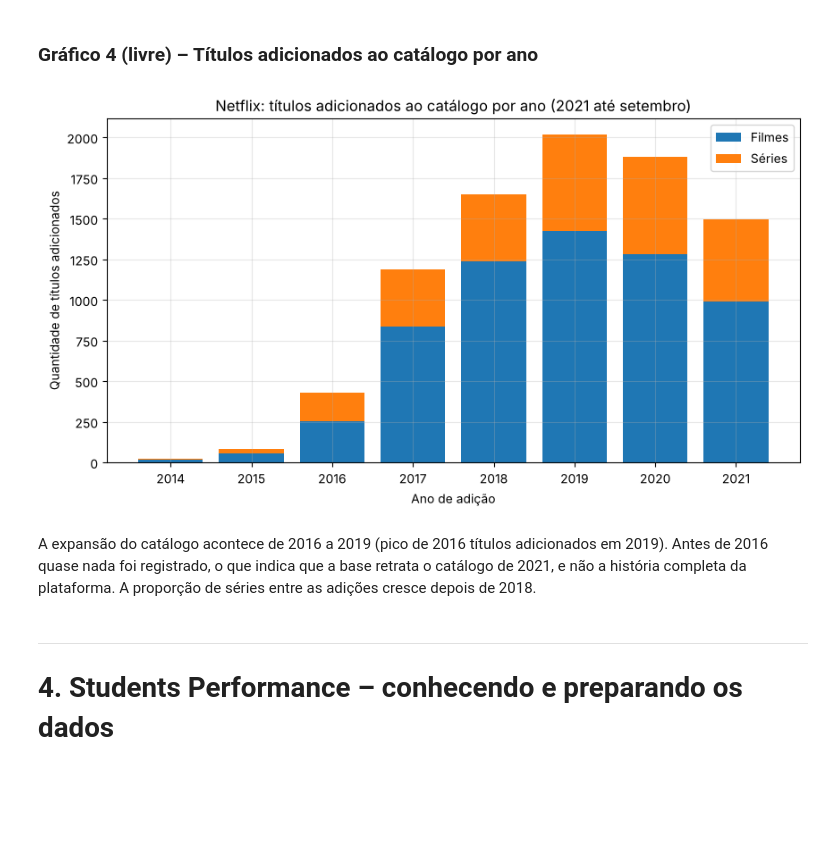
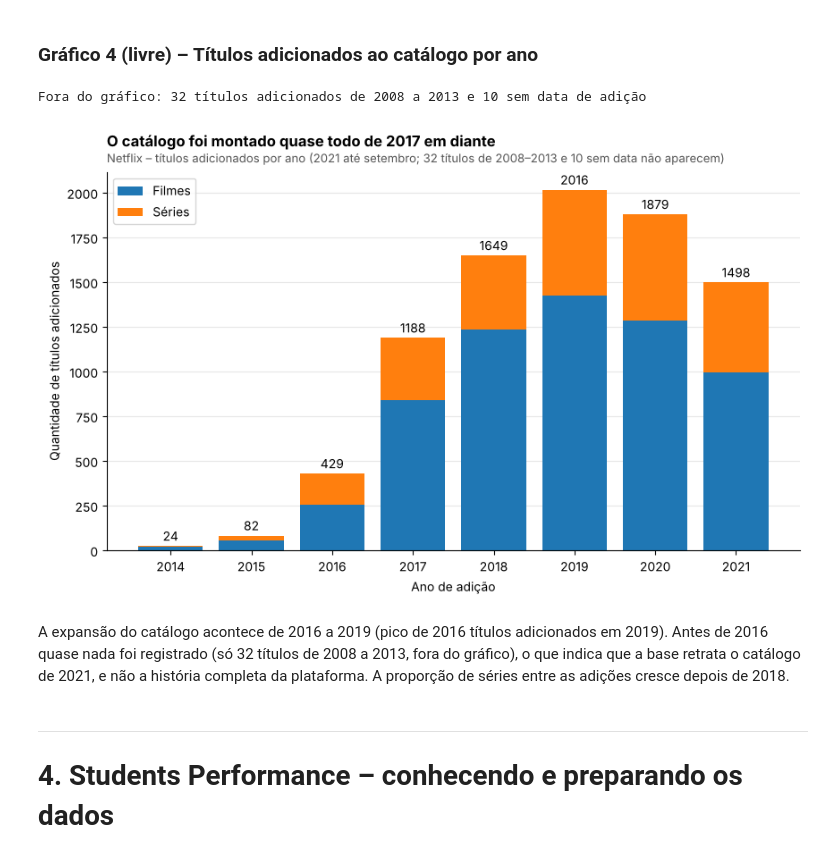
Before and after one commit to gabrielcortezspr/Ciencia-de-Dados, a Jupyter notebook: TP1.ipynb, the cells around one changed output. Drawn from its saved outputs; the diff is of its cells as text; code cells hidden in the pictures; blank space fills up the shorter version.

```diff
--- a/TP1.ipynb
+++ b/TP1.ipynb
@@ -456,22 +495,28 @@ por terem poucos títulos.
 ### Gráfico 4 (livre) – Títulos adicionados ao catálogo por ano
 # %%
 adicoes = netflix.groupby(['ano_adicao', 'type']).size().unstack(fill_value=0).loc[2014:]
+print('Fora do gráfico:', (netflix['ano_adicao'] < 2014).sum(), 'títulos adicionados de 2008 a 2013 e',
+      netflix['ano_adicao'].isna().sum(), 'sem data de adição')
 
-fig, ax = plt.subplots(figsize=(10, 5))
+fig, ax = plt.subplots(figsize=(10, 5.5))
 anos = adicoes.index.astype(int).astype(str)
-ax.bar(anos, adicoes['Movie'], label='Filmes', color='#1f77b4')
-ax.bar(anos, adicoes['TV Show'], bottom=adicoes['Movie'], label='Séries', color='#ff7f0e')
-ax.set_title('Netflix: títulos adicionados ao catálogo por ano (2021 até setembro)')
+ax.bar(anos, adicoes['Movie'], label='Filmes', color=CORES['Filmes'])
+ax.bar(anos, adicoes['TV Show'], bottom=adicoes['Movie'], label='Séries', color=CORES['Séries'])
+ax.bar_label(ax.containers[1], labels=adicoes.sum(axis=1).astype(int), padding=2)
+titulo(ax, 'O catálogo foi montado quase todo de 2017 em diante',
+       'Netflix – títulos adicionados por ano (2021 até setembro; 32 títulos de 2008–2013 e 10 sem data não aparecem)')
 ax.set_xlabel('Ano de adição')
 ax.set_ylabel('Quantidade de títulos adicionados')
-ax.legend()
+ax.grid(axis='x', visible=False)
+ax.legend(loc='upper left')
 plt.show()
 # %% [output]
+Fora do gráfico: 32 títulos adicionados de 2008 a 2013 e 10 sem data de adição
-[figure, old version]
+[figure, new version]
 # %% [markdown]
 A expansão do catálogo acontece de 2016 a 2019 (pico de 2016 títulos adicionados em 2019). Antes de 2016
-quase nada foi registrado, o que indica que a base retrata o catálogo de 2021, e não a história completa da
-plataforma. A proporção de séries entre as adições cresce depois de 2018.
+quase nada foi registrado (só 32 títulos de 2008 a 2013, fora do gráfico), o que indica que a base retrata o catálogo
+de 2021, e não a história completa da plataforma. A proporção de séries entre as adições cresce depois de 2018.
 # %% [markdown]
 ---
 # 4. Students Performance – conhecendo e preparando os dados
```
Also changed, not shown: parts of 41 cells of this notebook, 2 other files.
